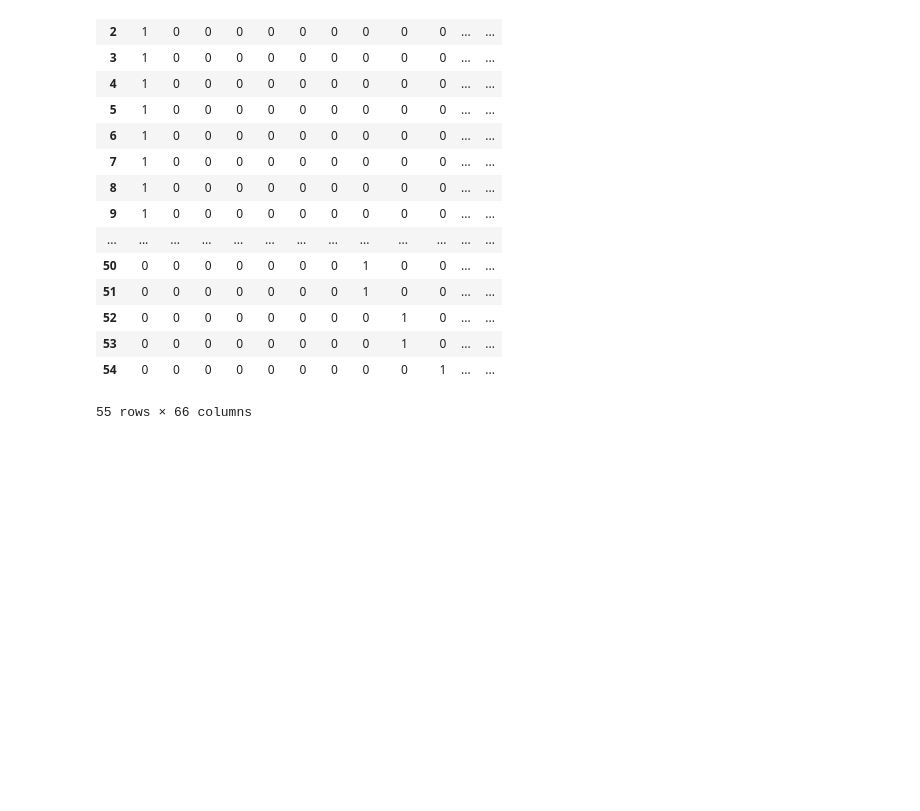
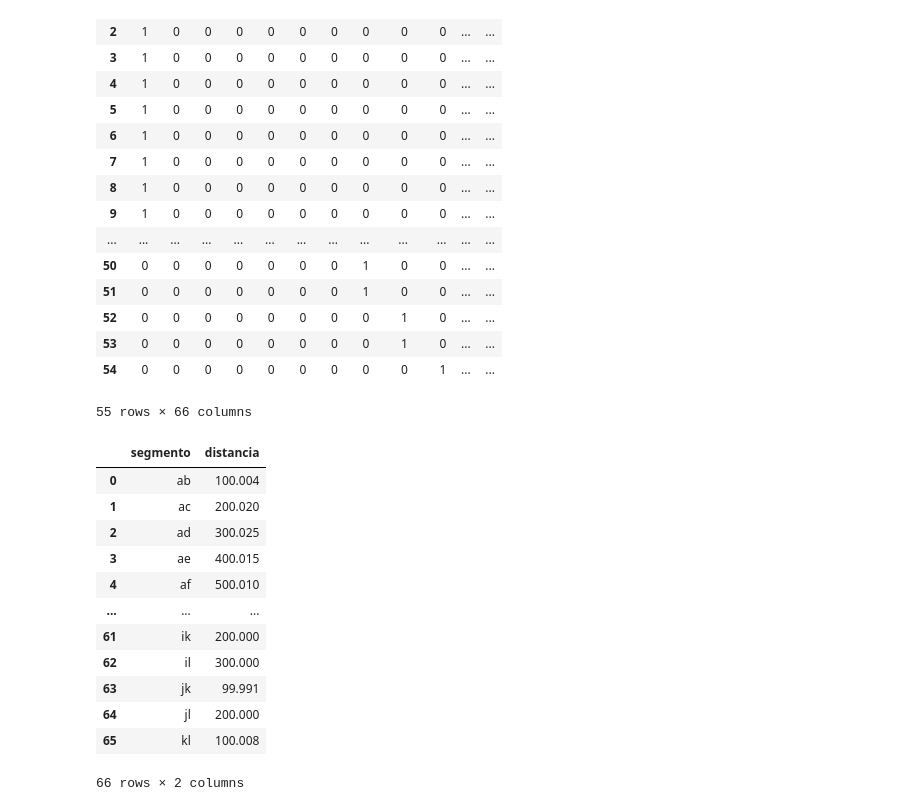
Before and after one commit to rulas99/calculodeajustes, a Jupyter notebook: EcCon.ipynb, the cells around one changed output. Drawn from its saved outputs; the diff is of its cells as text; code cells hidden in the pictures; blank space fills up the shorter version.

```diff
--- a/EcCon.ipynb
+++ b/EcCon.ipynb
@@ -235,3 +204,20 @@ matr(12)
 | 53 | 0 | 0 | 0 | 0 | 0 | 0 | 0 | 0 | 1 | 0 | ... | ... |
 | 54 | 0 | 0 | 0 | 0 | 0 | 0 | 0 | 0 | 0 | 1 | ... | ... |
 55 rows × 66 columns
+# %%
+seg=pd.read_csv('/Users/Raul/Desktop/Tarea12.csv')
+seg
+# %% [output]
+|  | segmento | distancia |
+| 0 | ab | 100.004 |
+| 1 | ac | 200.020 |
+| 2 | ad | 300.025 |
+| 3 | ae | 400.015 |
+| 4 | af | 500.010 |
+| ... | ... | ... |
+| 61 | ik | 200.000 |
+| 62 | il | 300.000 |
+| 63 | jk | 99.991 |
+| 64 | jl | 200.000 |
+| 65 | kl | 100.008 |
+66 rows × 2 columns
```
Also changed, not shown: parts of 6 cells of this notebook.
